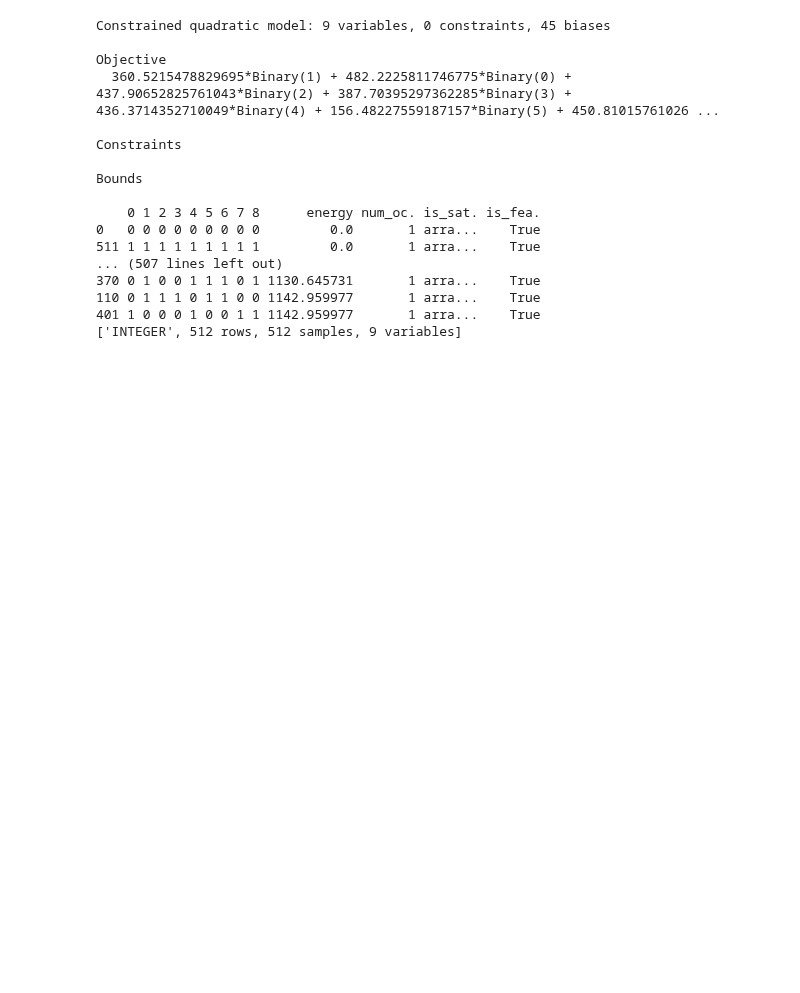
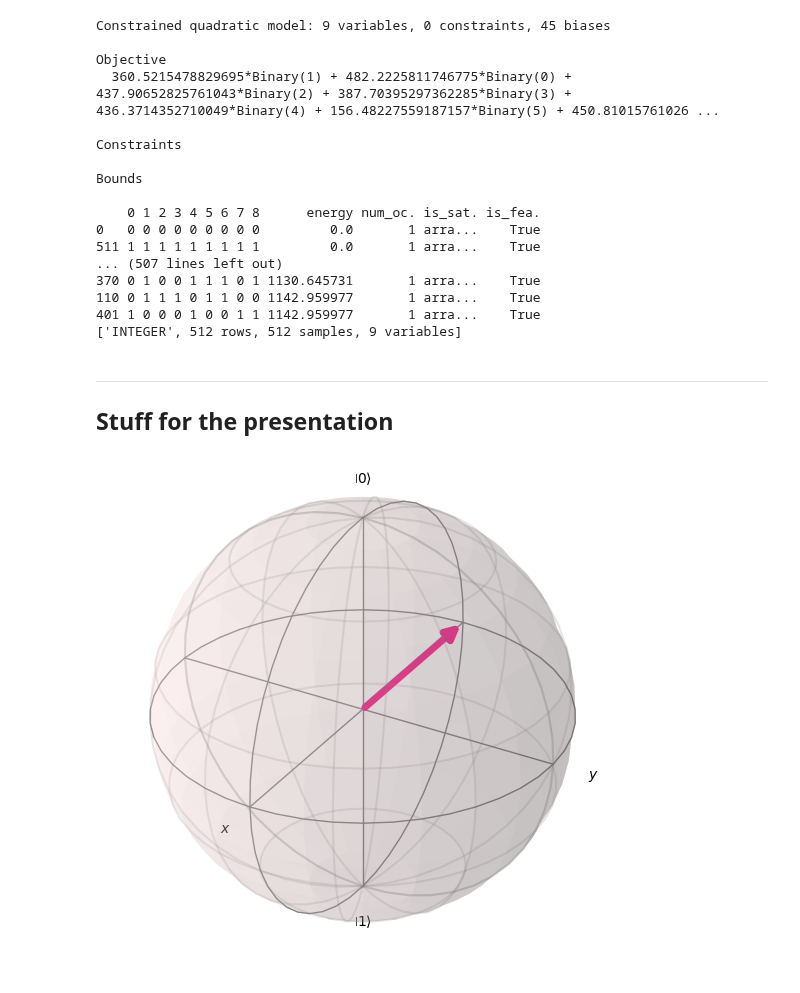
Before and after one commit to Nicofero/PhyloTree_ReConst, a Jupyter notebook: miscelaneous/test.ipynb, the cells around one changed output. Drawn from its saved outputs; the diff is of its cells as text; code cells hidden in the pictures; blank space fills up the shorter version.

Commit message:
Presentation preparation

```diff
--- a/miscelaneous/test.ipynb
+++ b/miscelaneous/test.ipynb
@@ -748,3 +748,16 @@ tes=qc.draw('latex_source')
 f = open('aux.tex','a+')
 f.write(tes)
 f.close()
+# %% [markdown]
+---
+## Stuff for the presentation
+# %%
+import numpy as np
+from qiskit.visualization import plot_bloch_vector
+cero = np.array([1,np.pi/2,np.pi])
+uno = np.array([0,0,-1])
+
+plot_bloch_vector(cero,coord_type='spherical')
+# plot_bloch_vector(uno)
+# %% [output]
+[figure, added]
```
